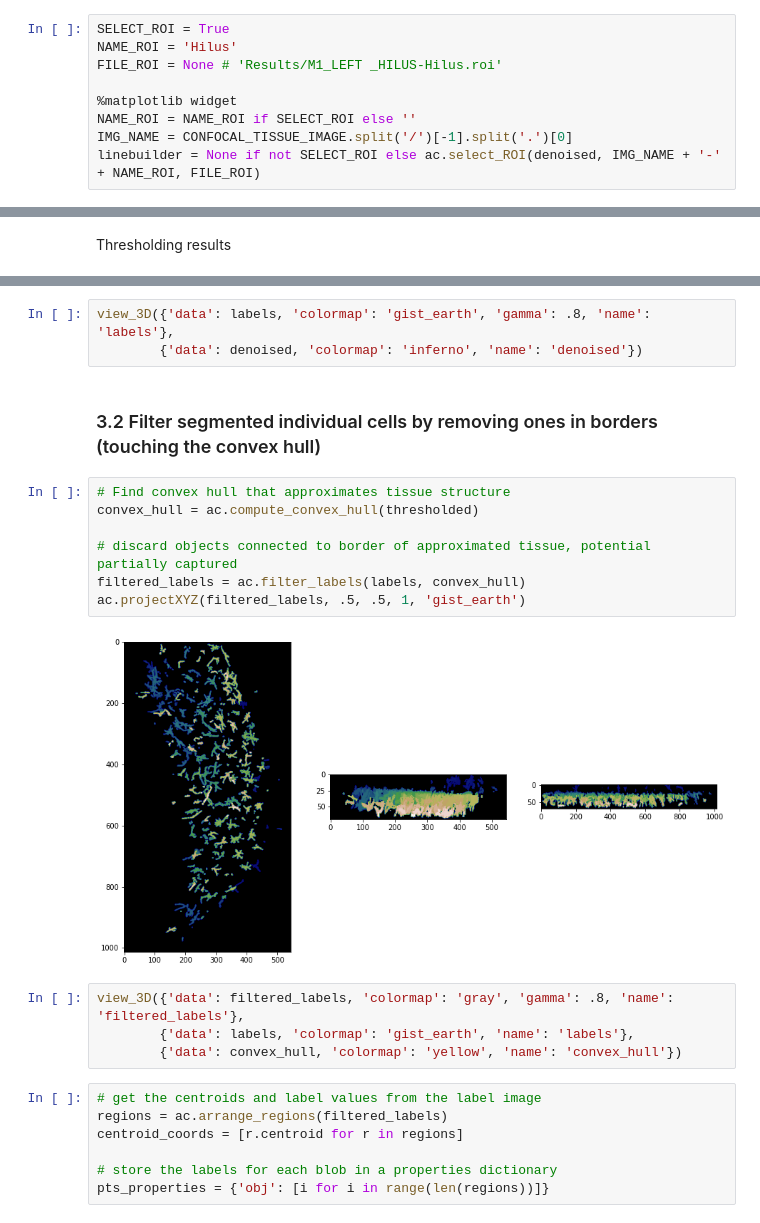
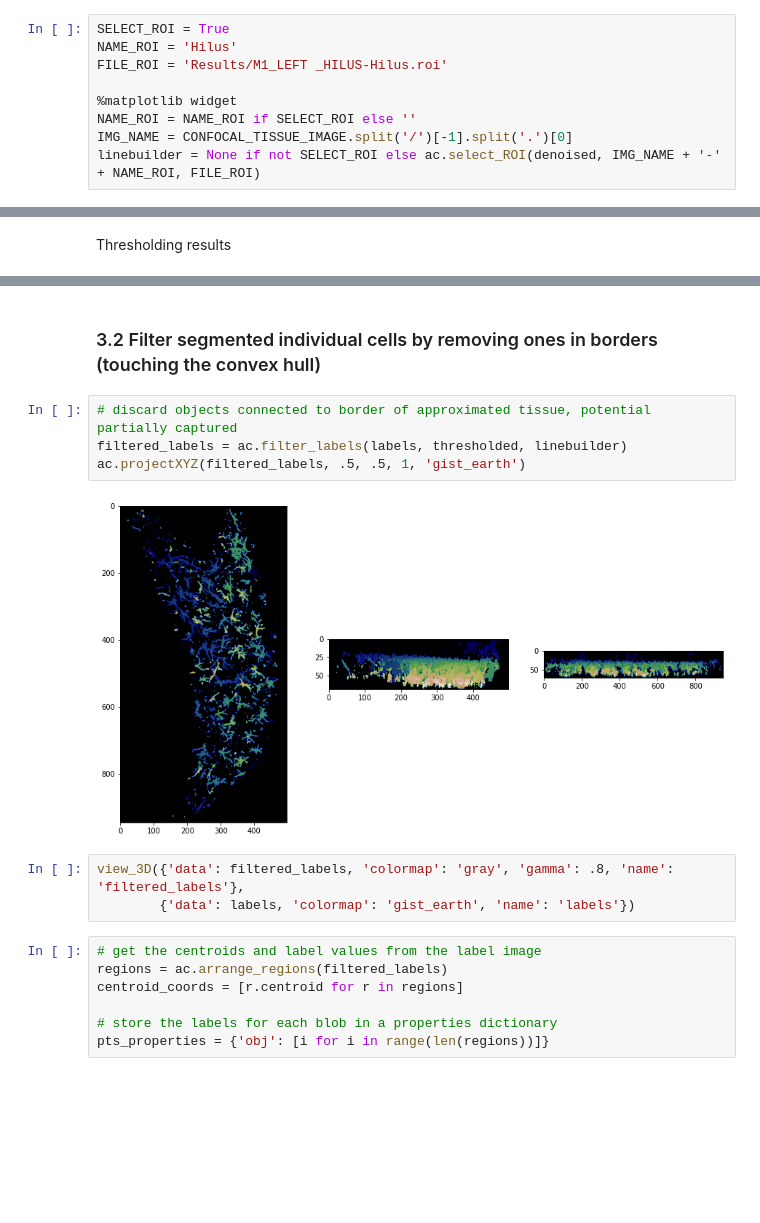
Before and after one commit to swanandlab/SMorph, a Jupyter notebook: autocrop.ipynb, the cells around one changed output, grey strips where cells are left out. Cells and saved outputs as stored; diff of their text form; blank space fills up the shorter version.

```diff
--- a/autocrop.ipynb
+++ b/autocrop.ipynb
@@ -51,7 +51,7 @@ Set two variables:
 # %%
 SELECT_ROI = True
 NAME_ROI = 'Hilus'
-FILE_ROI = None # 'Results/M1_LEFT _HILUS-Hilus.roi'
+FILE_ROI = 'Results/M1_LEFT _HILUS-Hilus.roi'
 
 %matplotlib widget
 NAME_ROI = NAME_ROI if SELECT_ROI else ''
@@ -104,21 +98,14 @@ ac.projectXYZ(labels, .5, .5, 1, 'gist_earth')
-# %%
-view_3D({'data': labels, 'colormap': 'gist_earth', 'gamma': .8, 'name': 'labels'},
-        {'data': denoised, 'colormap': 'inferno', 'name': 'denoised'})
 # %% [markdown]
 ### 3.2 Filter segmented individual cells by removing ones in borders (touching the convex hull)
 # %%
-# Find convex hull that approximates tissue structure
-convex_hull = ac.compute_convex_hull(thresholded)
-
 # discard objects connected to border of approximated tissue, potential partially captured
-filtered_labels = ac.filter_labels(labels, convex_hull)
+filtered_labels = ac.filter_labels(labels, thresholded, linebuilder)
 ac.projectXYZ(filtered_labels, .5, .5, 1, 'gist_earth')
 # %% [output]
-[figure, old version]
+[figure, new version]
 # %%
 view_3D({'data': filtered_labels, 'colormap': 'gray', 'gamma': .8, 'name': 'filtered_labels'},
-        {'data': labels, 'colormap': 'gist_earth', 'name': 'labels'},
-        {'data': convex_hull, 'colormap': 'yellow', 'name': 'convex_hull'})
+        {'data': labels, 'colormap': 'gist_earth', 'name': 'labels'})
 # %%
 # get the centroids and label values from the label image
 regions = ac.arrange_regions(filtered_labels)
```
Also changed, not shown: parts of 7 cells of this notebook, 3 other files.
